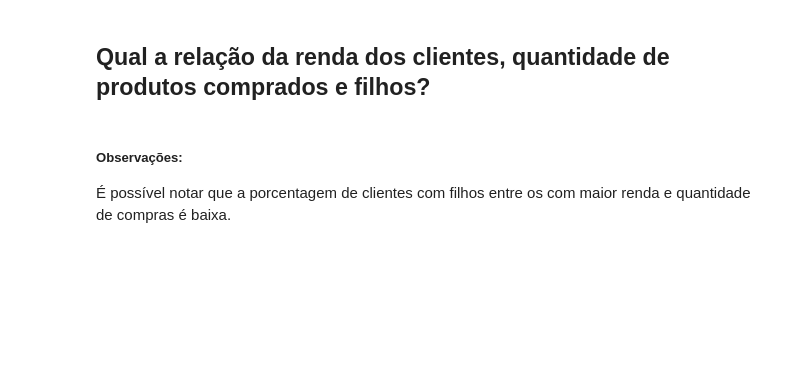
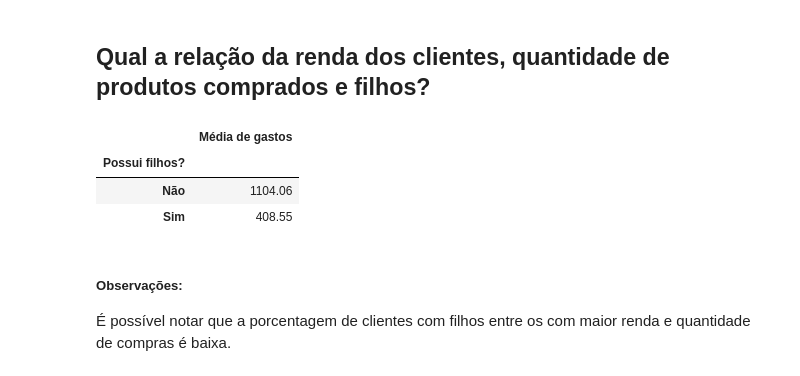
Before and after one commit to GuilhermeTyszka/Top-Coders-Project4, a Jupyter notebook: customerV1.1.ipynb, the cells around one changed output. Cells and saved outputs as stored; diff of their text form; code cells hidden in the pictures; blank space fills up the shorter version.

```diff
--- a/customerV1.1.ipynb
+++ b/customerV1.1.ipynb
@@ -404,6 +413,16 @@ fig.update_layout(
     },
     template='plotly_white'
 )
+# %%
+media_gastos_temfilho_ou_nao = pd.DataFrame(df_customer.groupby(by = 'Have_sons').MntTotal.mean()).round(2)
+media_gastos_temfilho_ou_nao.columns = ['Média de gastos']
+media_gastos_temfilho_ou_nao.index.name = 'Possui filhos?'
+media_gastos_temfilho_ou_nao
+# %% [output]
+|  | Média de gastos |
+| Possui filhos? |  |
+| Não | 1104.06 |
+| Sim | 408.55 |
 # %% [markdown]
 ##### Observações:
 É possível notar que a porcentagem de clientes com filhos entre os com maior renda e quantidade de compras é baixa.
```
Also changed, not shown: parts of 19 cells of this notebook.
